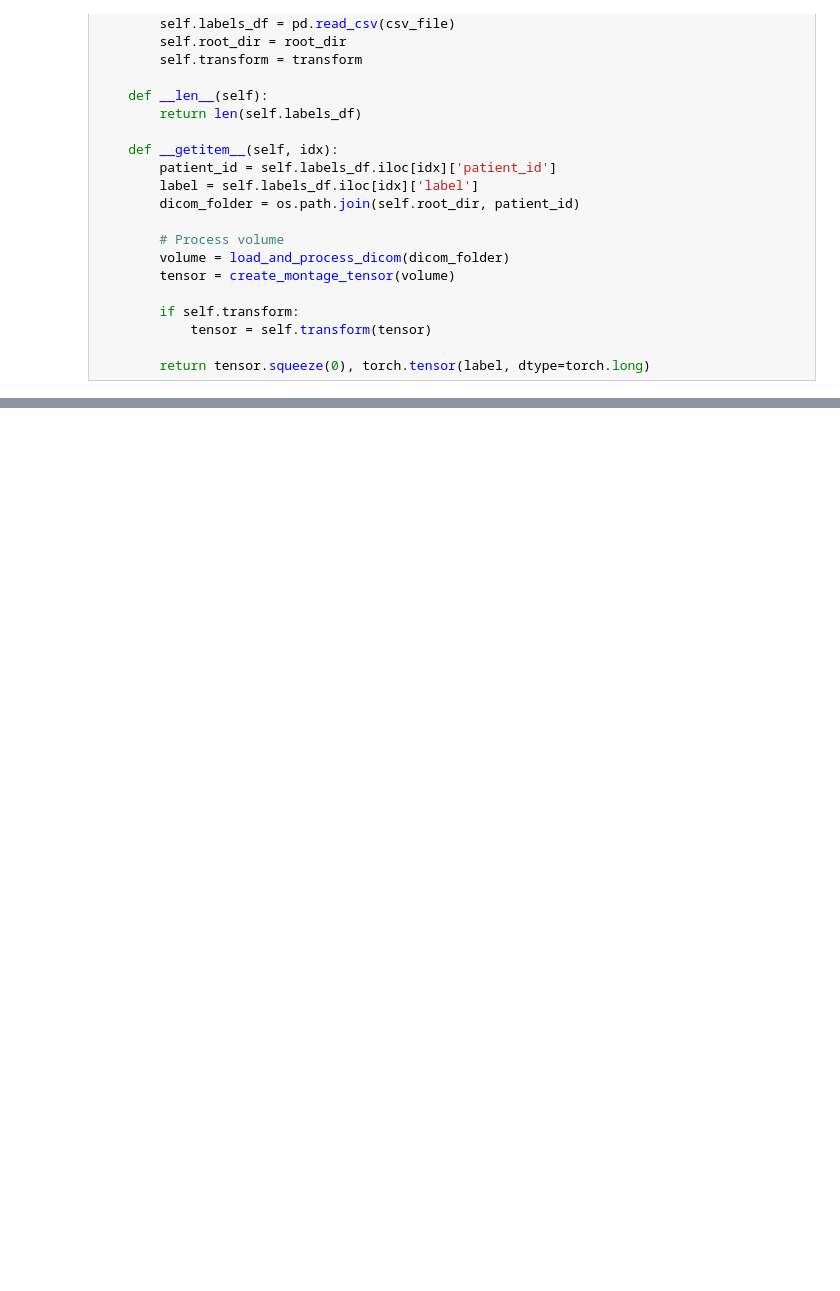
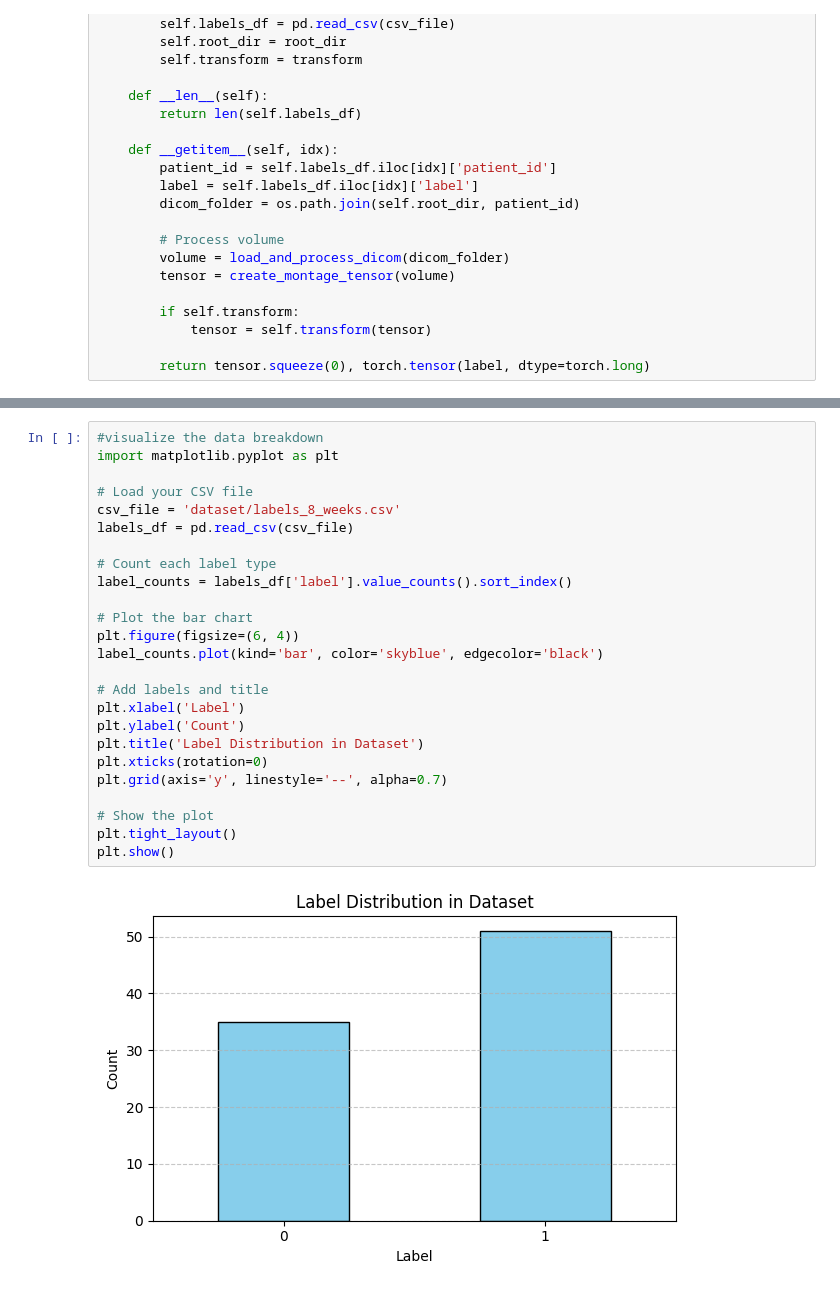
Before and after one commit to sidra-hussain/AI-CT-Covid-Classifier, a Jupyter notebook: ML-PF-Classifier.ipynb, the cells around one changed output, grey strips where cells are left out. Saved outputs shown, nothing was run; the diff lists cells and outputs as text; blank space fills up the shorter version.

```diff
--- a/ML-PF-Classifier.ipynb
+++ b/ML-PF-Classifier.ipynb
@@ -244,3 +243,30 @@ Note: you may need to restart the kernel to use updated packages.
+# %%
+#visualize the data breakdown
+import matplotlib.pyplot as plt
+
+# Load your CSV file
+csv_file = 'dataset/labels_8_weeks.csv'
+labels_df = pd.read_csv(csv_file)
+
+# Count each label type
+label_counts = labels_df['label'].value_counts().sort_index()
+
+# Plot the bar chart
+plt.figure(figsize=(6, 4))
+label_counts.plot(kind='bar', color='skyblue', edgecolor='black')
+
+# Add labels and title
+plt.xlabel('Label')
+plt.ylabel('Count')
+plt.title('Label Distribution in Dataset')
+plt.xticks(rotation=0)
+plt.grid(axis='y', linestyle='--', alpha=0.7)
+
+# Show the plot
+plt.tight_layout()
+plt.show()
+# %% [output]
+[figure, added]
 # %%
 #partition the dataset into train:validate:test 75%:12.5%:12.5%
 
```
Also changed, not shown: parts of 16 cells of this notebook, 3 other files.
